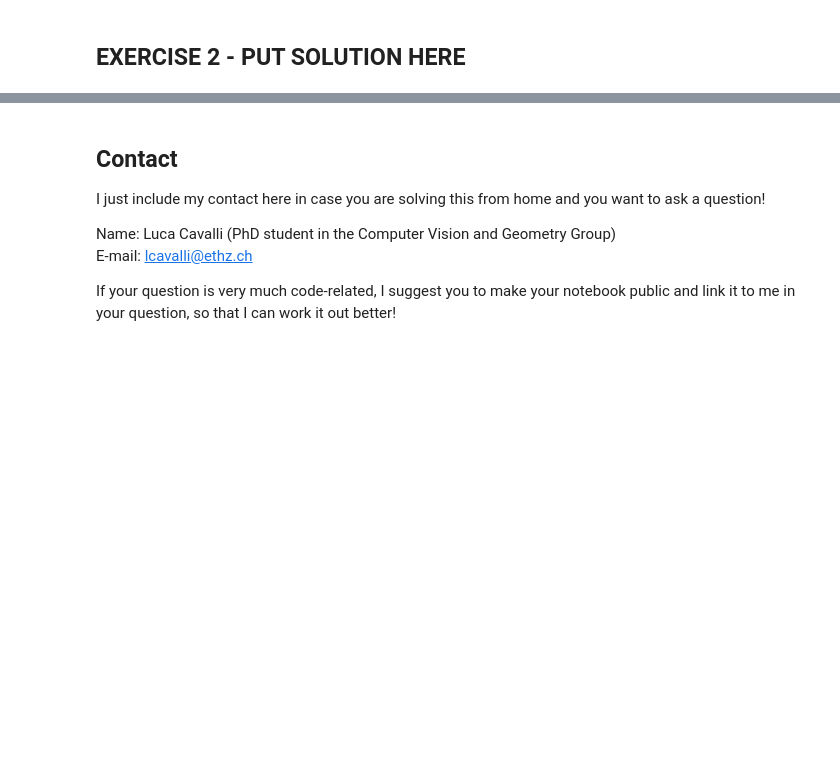
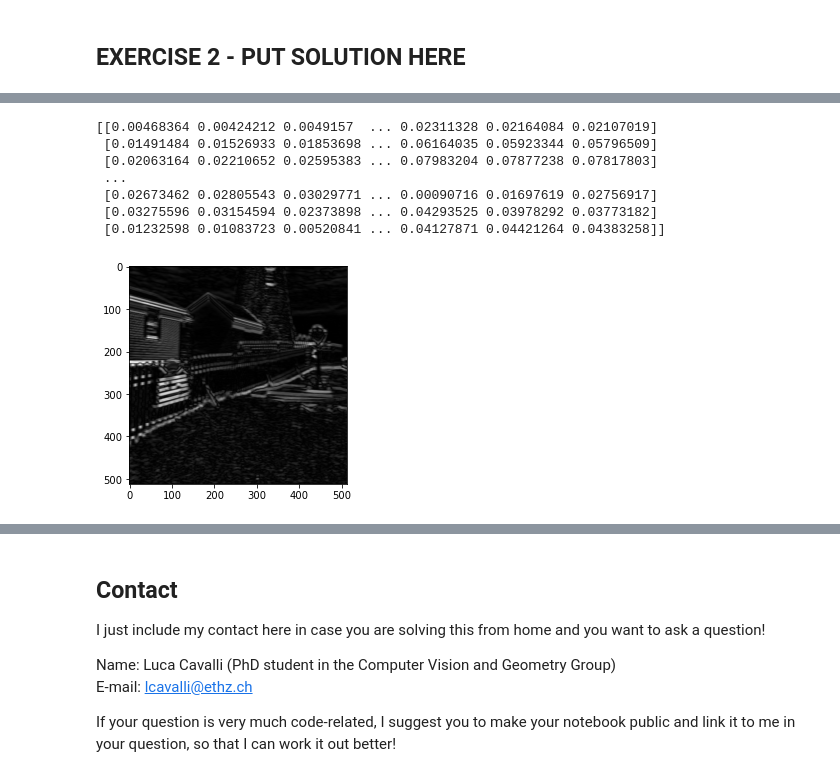
Before and after one commit to LukasSchmid97/ETH_ComputerVision_2020_Exercises, a Jupyter notebook: W3/W3_exercise.ipynb, the cells around one changed output, grey strips where cells are left out. Drawn from its saved outputs; the diff is of its cells as text; code cells hidden in the pictures; blank space fills up the shorter version.

```diff
--- a/W3/W3_exercise.ipynb
+++ b/W3/W3_exercise.ipynb
@@ -247,3 +247,8 @@ imshow(sobeled_lighthouse)
 [figure]
 # %% [markdown]
 ## EXERCISE 2 - PUT SOLUTION HERE
+# %%
+lighthouse_im2 = np.array(imread("lighthouse.png"), dtype=np.float)/255  # This time the image is floating point 0.0 to 1.0!
+height2, width2 = lighthouse_im2.shape
+print("lighthouse_im image shape: ", lighthouse_im2.shape)  # and it is grayscale
+imshow(lighthouse_im2)
@@ -249,0 +278,14 @@ imshow(sobeled_lighthouse)
+# %%
+blurred = convolve(lighthouse_im2,matlab_style_gauss2D(sigma=20))
+gradientMagnitude = np.sqrt(np.add(np.square(convolve(blurred, prewitty)), np.square(convolve(blurred, prewitty))))
+imshow(gradientMagnitude)
+print(gradientMagnitude)
+# %% [output]
+[[0.00468364 0.00424212 0.0049157  ... 0.02311328 0.02164084 0.02107019]
+ [0.01491484 0.01526933 0.01853698 ... 0.06164035 0.05923344 0.05796509]
+ [0.02063164 0.02210652 0.02595383 ... 0.07983204 0.07877238 0.07817803]
+ ...
+ [0.02673462 0.02805543 0.03029771 ... 0.00090716 0.01697619 0.02756917]
+ [0.03275596 0.03154594 0.02373898 ... 0.04293525 0.03978292 0.03773182]
+ [0.01232598 0.01083723 0.00520841 ... 0.04127871 0.04421264 0.04383258]]
+[figure, added]
```
Also changed, not shown: parts of 8 cells of this notebook, 9 other files.
